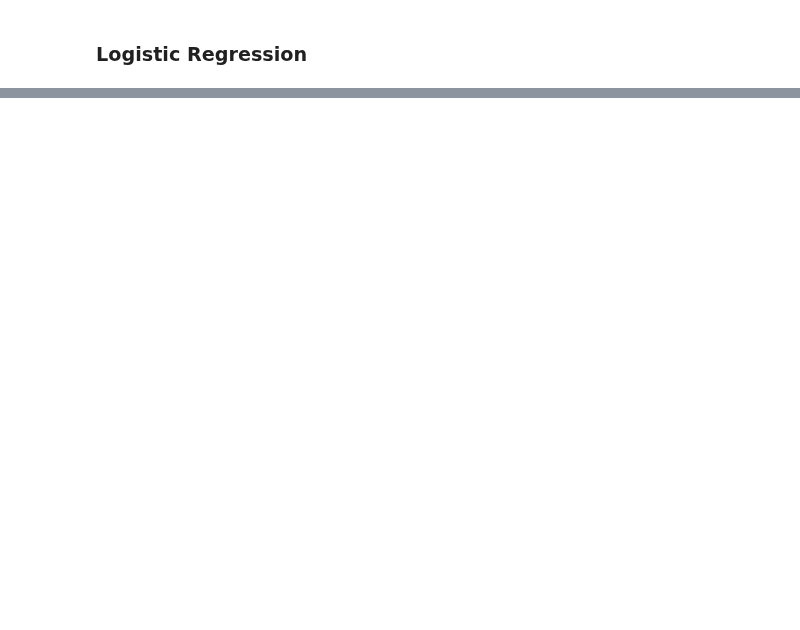
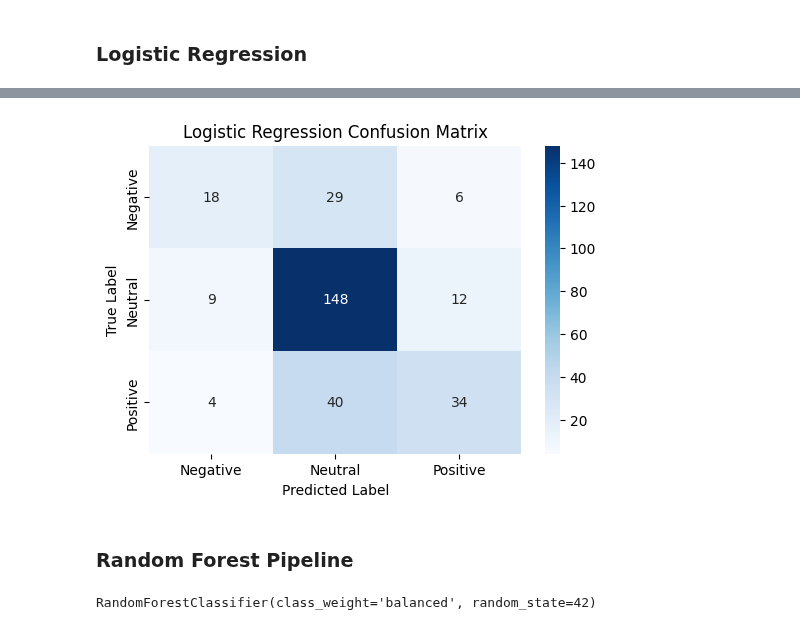
Before and after one commit to bonareri/Cryptocurrency-Price-Prediction-, a Jupyter notebook: sentiment_analysis.ipynb, the cells around one changed output, grey strips where cells are left out. Saved outputs shown, nothing was run; the diff lists cells and outputs as text; code cells hidden in the pictures; blank space fills up the shorter version.

```diff
--- a/sentiment_analysis.ipynb
+++ b/sentiment_analysis.ipynb
@@ -443,0 +379,9 @@ Training samples: 8, Testing samples: 2
+# %%
+# Encode sentiment labels into numeric values
+label_map = {"Negative": 0, "Neutral": 1, "Positive": 2}
+df["Sentiment_Num"] = df["Sentiment"].map(label_map)
+# %%
+# Split the data into training and testing sets
+X_train, X_test, y_train, y_test = train_test_split(
+    X_tfidf, df["Sentiment_Num"], test_size=0.2, random_state=42
+)
@@ -444,9 +395,7 @@ Training samples: 8, Testing samples: 2
 # %% [markdown]
 ### Logistic Regression
 # %%
-# Initialize model
-model = LogisticRegression(max_iter=500)
-
-# Train the model
-model.fit(X_train, y_train)
+# Initialize and train the Logistic Regression model with balanced class weights
+lr_model = LogisticRegression(max_iter=500, class_weight='balanced', solver='liblinear')
+lr_model.fit(X_train, y_train)
 # %% [output]
@@ -472,0 +407,3 @@ weighted avg       0.25      0.50      0.33         2
+# %%
+# Make predictions on the test set
+y_pred_lr = lr_model.predict(X_test)
@@ -472,0 +427,21 @@ weighted avg       0.25      0.50      0.33         2
+# %%
+# Visualize the confusion matrix for Logistic Regression
+cm_lr = confusion_matrix(y_test, y_pred_lr)
+plt.figure(figsize=(6, 4))
+sns.heatmap(cm_lr, annot=True, fmt="d", cmap="Blues",
+            xticklabels=['Negative', 'Neutral', 'Positive'],
+            yticklabels=['Negative', 'Neutral', 'Positive'])
+plt.xlabel('Predicted Label')
+plt.ylabel('True Label')
+plt.title('Logistic Regression Confusion Matrix')
+plt.show()
+# %% [output]
+[figure, added]
+# %% [markdown]
+### Random Forest Pipeline
+# %%
+# Initialize and train the Random Forest model with balanced class weights
+rf_model = RandomForestClassifier(n_estimators=100, random_state=42, class_weight='balanced')
+rf_model.fit(X_train, y_train)
+# %% [output]
+RandomForestClassifier(class_weight='balanced', random_state=42)
```
Also changed, not shown: parts of 42 cells of this notebook.
